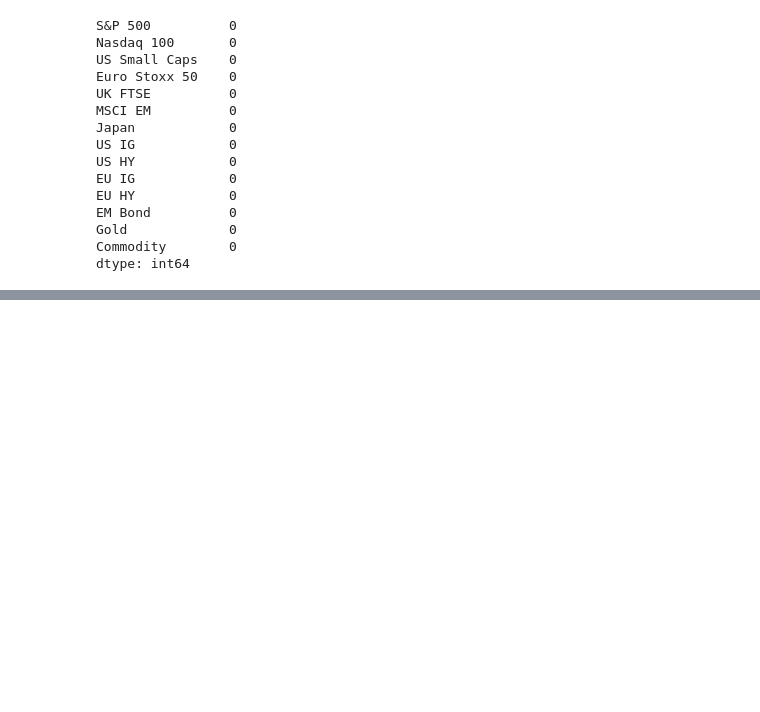
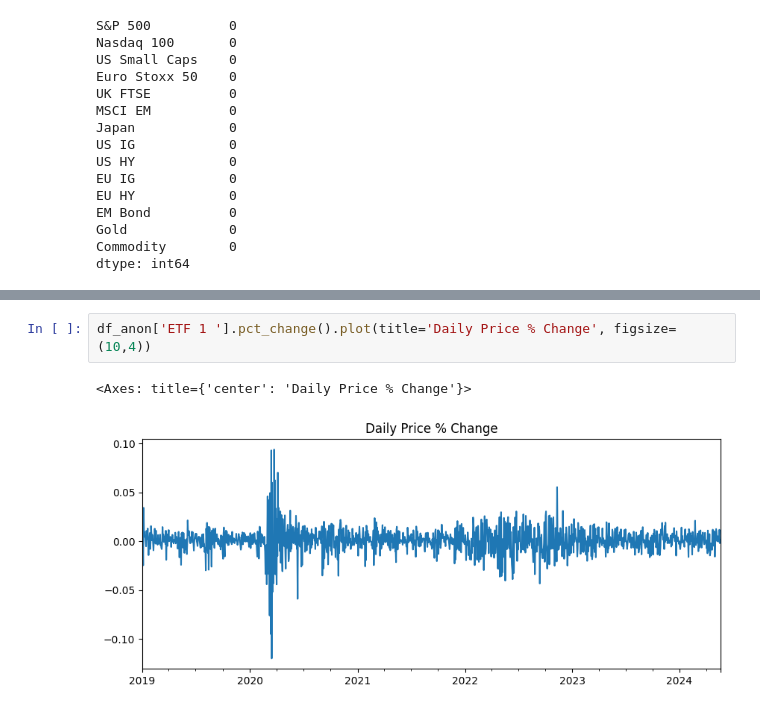
Before and after one commit to alexjablo/qem2-python, a Jupyter notebook: Project_notebook.ipynb, the cells around one changed output, grey strips where cells are left out. Saved outputs shown, nothing was run; the diff lists cells and outputs as text; blank space fills up the shorter version.

```diff
--- a/Project_notebook.ipynb
+++ b/Project_notebook.ipynb
@@ -70,0 +101,5 @@ dtype: int64
+# %%
+df_anon['ETF 1 '].pct_change().plot(title='Daily Price % Change', figsize=(10,4))
+# %% [output]
+<Axes: title={'center': 'Daily Price % Change'}>
+[figure, added]
```
Also changed, not shown: parts of 5 cells of this notebook.
